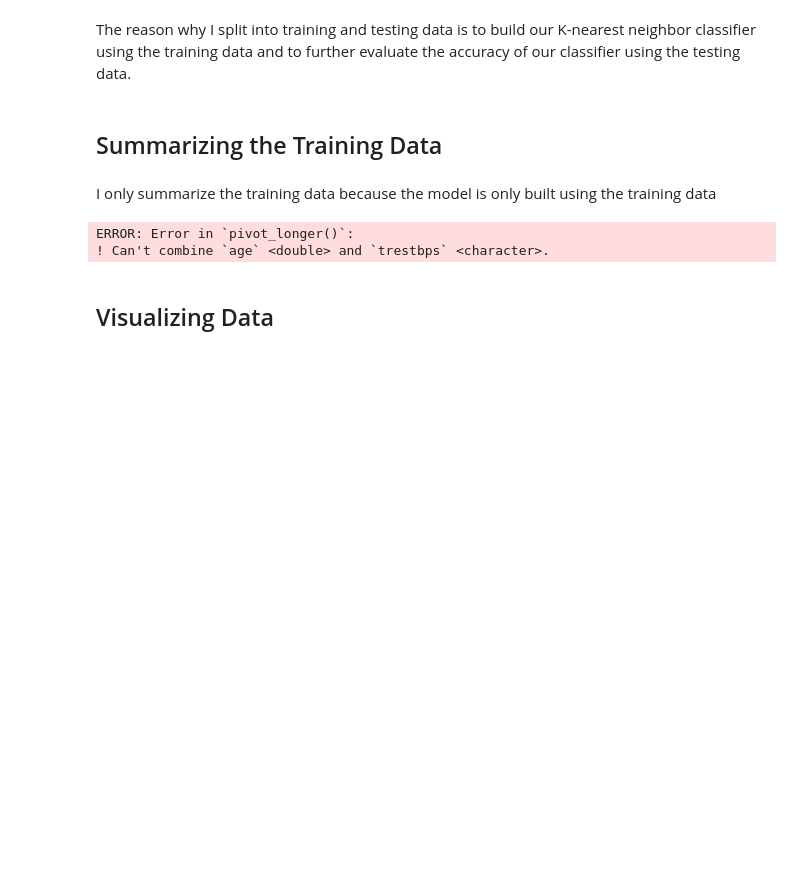
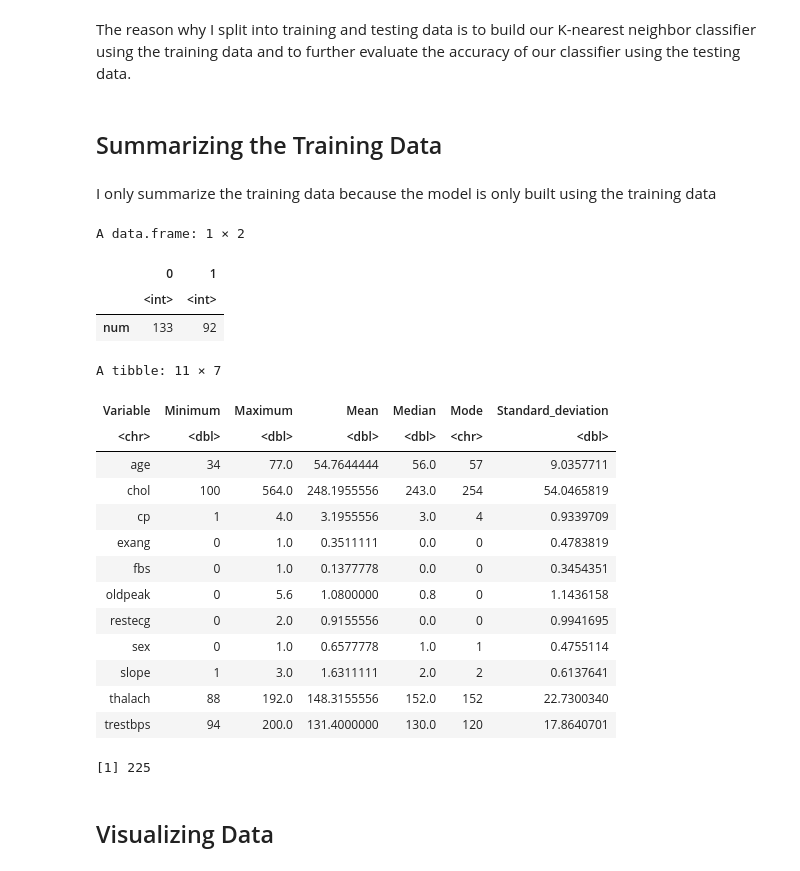
Before and after one commit to MichaelTumbelaka/data-science-project1, a Jupyter notebook: Project.ipynb, the cells around one changed output. Cells and saved outputs as stored; diff of their text form; code cells hidden in the pictures; blank space fills up the shorter version.

```diff
--- a/Project.ipynb
+++ b/Project.ipynb
@@ -36,14 +36,26 @@ The following object is masked from ‘package:tidyr’:
 ## Loading Data and Data Wrangling
 # %%
 cleveland_data <- read_csv("data/heart_disease/processed.cleveland.data", col_names= FALSE)
-colnames(cleveland_data) <- c("age", "sex", "cp", "trestbps", "chol", "fbs", "restecg", "thalach", "exang", "oldpeak", "slope", "ca" ,"thal", "num")
+hungarian_data <- read_csv("data/heart_disease/processed.hungarian.data", col_names = FALSE)
+switzerland_data <- read_csv("data/heart_disease/processed.switzerland.data", col_names= FALSE)
+va_data <- read_csv("data/heart_disease/processed.va.data", col_names = FALSE)
 
 
-heart_disease <- cleveland_data |>
-    mutate(num = as_factor(ifelse(num == 0, 0, 1))) |>
-    select(age, sex, cp, trestbps, chol, fbs, restecg, thalach, exang, oldpeak, slope, num)
+completed_data <- rbind(cleveland_data, hungarian_data, switzerland_data, va_data)
 
-heart_disease |> head(6)
+colnames(completed_data) <- c("age", "sex", "cp", "trestbps", "chol", "fbs", "restecg", "thalach", "exang", "oldpeak", "slope", "num")
+
+completed_data <- completed_data |> select(age, sex, cp, trestbps, chol, fbs, restecg, thalach, exang, oldpeak, slope, num)
+
+completed_data[completed_data == "?"] <- NA
+
+completed_data <- completed_data |>
+    mutate(across(everything(), as.numeric))
+
+clean_data <- na.omit(completed_data)
+
+heart_disease <- clean_data |>
+    mutate(num = as_factor(ifelse(num == 0, 0, 1)))
 # %% [output]
 Rows: 303 Columns: 14
 ── Column specification ────────────────────────────────────────────────────────
@@ -80,35 +92,51 @@ heart_test <- testing(heart_split)
 I only summarize the training data because the model is only built using the training data
 # %%
 heart_num <- heart_train |>
-    select(age, trestbps, chol) |>
-    pivot_longer(cols = age:chol,
+    pivot_longer(cols = age:slope,
                 names_to = "Variable",
                 values_to = "Stat") |>
     group_by(Variable) |>
     summarize(Minimum = min(Stat),
               Maximum = max(Stat),
               Mean = mean(Stat),
               Median = median(Stat),
               Mode = names(table(Stat))[table(Stat)==max(table(Stat))],
               Standard_deviation = sd(Stat))
 
 heart_level_summary <- heart_train |>
     select(num) |>
     pivot_longer(cols = num,
                 names_to = "Variable",
                 values_to = "Stat") |>
     group_by(Variable) |>
     table() |>
     as.data.frame.matrix()
 
 num_observations <- nrow(heart_train)
 
 heart_level_summary
 heart_num
 num_observations
 # %% [output]
-ERROR: Error in `pivot_longer()`:
-! Can't combine `age` <double> and `trestbps` <character>.
+A data.frame: 1 × 2
+|  | 0 | 1 |
+|  | <int> | <int> |
+| num | 133 | 92 |
+A tibble: 11 × 7
+| Variable | Minimum | Maximum | Mean | Median | Mode | Standard_deviation |
+| <chr> | <dbl> | <dbl> | <dbl> | <dbl> | <chr> | <dbl> |
+| age | 34 | 77.0 | 54.7644444 | 56.0 | 57 | 9.0357711 |
+| chol | 100 | 564.0 | 248.1955556 | 243.0 | 254 | 54.0465819 |
+| cp | 1 | 4.0 | 3.1955556 | 3.0 | 4 | 0.9339709 |
+| exang | 0 | 1.0 | 0.3511111 | 0.0 | 0 | 0.4783819 |
+| fbs | 0 | 1.0 | 0.1377778 | 0.0 | 0 | 0.3454351 |
+| oldpeak | 0 | 5.6 | 1.0800000 | 0.8 | 0 | 1.1436158 |
+| restecg | 0 | 2.0 | 0.9155556 | 0.0 | 0 | 0.9941695 |
+| sex | 0 | 1.0 | 0.6577778 | 1.0 | 1 | 0.4755114 |
+| slope | 1 | 3.0 | 1.6311111 | 2.0 | 2 | 0.6137641 |
+| thalach | 88 | 192.0 | 148.3155556 | 152.0 | 152 | 22.7300340 |
+| trestbps | 94 | 200.0 | 131.4000000 | 130.0 | 120 | 17.8640701 |
+[1] 225
 # %% [markdown]
 ## Visualizing Data
 # %%
```
Also changed, not shown: parts of 11 cells of this notebook.
